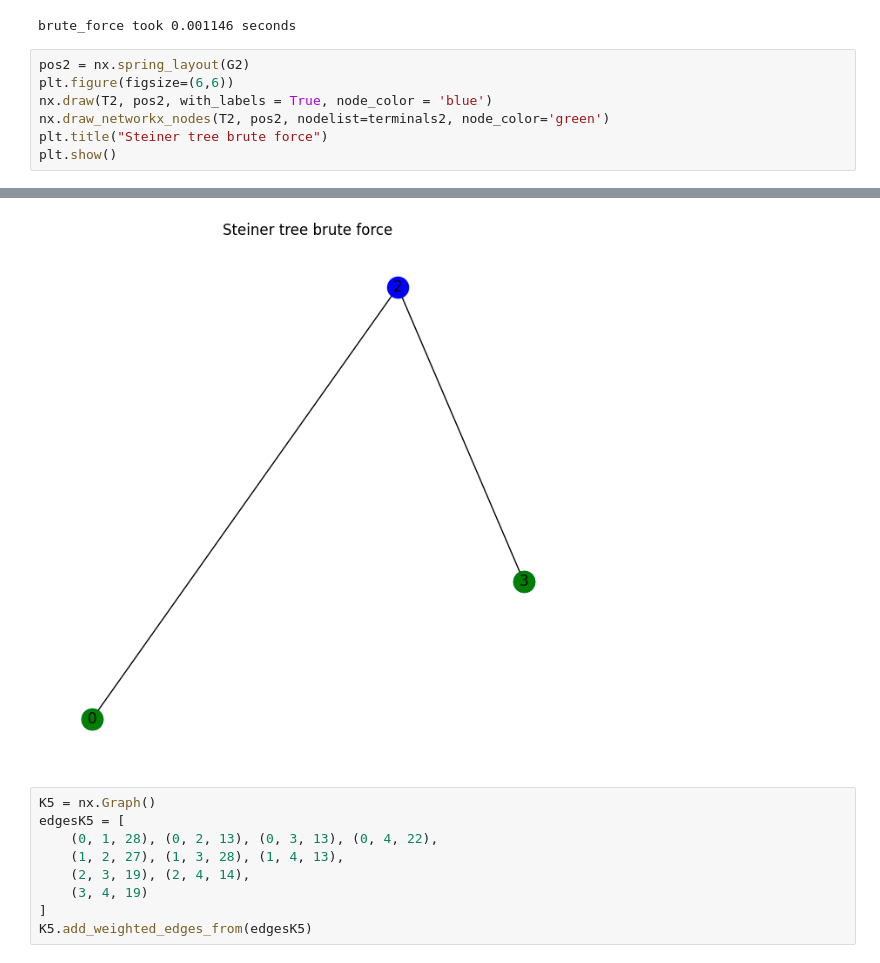
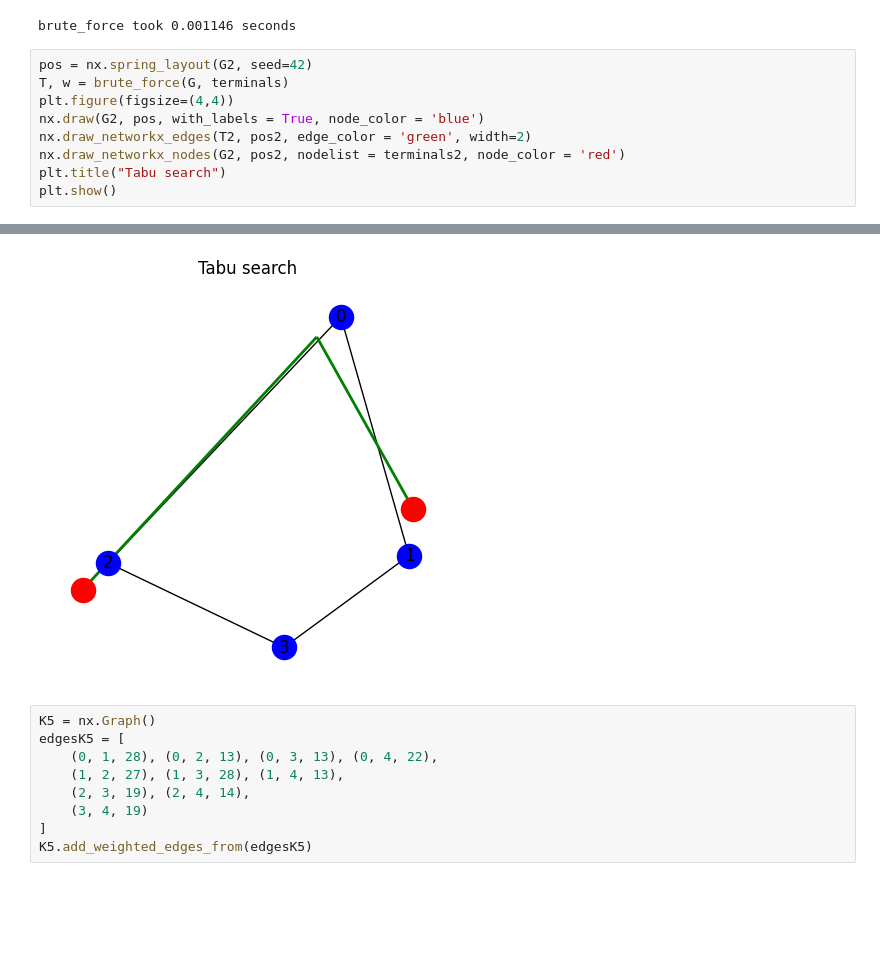
Before and after one commit to MajaZMaja2506/projekatRI, a Jupyter notebook: brute_force.ipynb, the cells around one changed output, grey strips where cells are left out. Cells and saved outputs as stored; diff of their text form; blank space fills up the shorter version.

```diff
--- a/brute_force.ipynb
+++ b/brute_force.ipynb
@@ -66,10 +69,12 @@ T2, w2 = brute_force(G2,terminals2)
 # %% [output]
 brute_force took 0.001146 seconds
 # %%
-pos2 = nx.spring_layout(G2)
-plt.figure(figsize=(6,6))
-nx.draw(T2, pos2, with_labels = True, node_color = 'blue')
-nx.draw_networkx_nodes(T2, pos2, nodelist=terminals2, node_color='green')
-plt.title("Steiner tree brute force")
+pos = nx.spring_layout(G2, seed=42)
+T, w = brute_force(G, terminals)
+plt.figure(figsize=(4,4))
+nx.draw(G2, pos, with_labels = True, node_color = 'blue')
+nx.draw_networkx_edges(T2, pos2, edge_color = 'green', width=2)
+nx.draw_networkx_nodes(G2, pos2, nodelist = terminals2, node_color = 'red')
+plt.title("Tabu search")
 plt.show()
 # %% [output]
@@ -76,4 +82,4 @@ plt.show()
-[figure, old version]
+[figure, new version]
 # %%
 K5 = nx.Graph()
 edgesK5 = [
```
Also changed, not shown: parts of 2 cells of this notebook, 1 other file.
